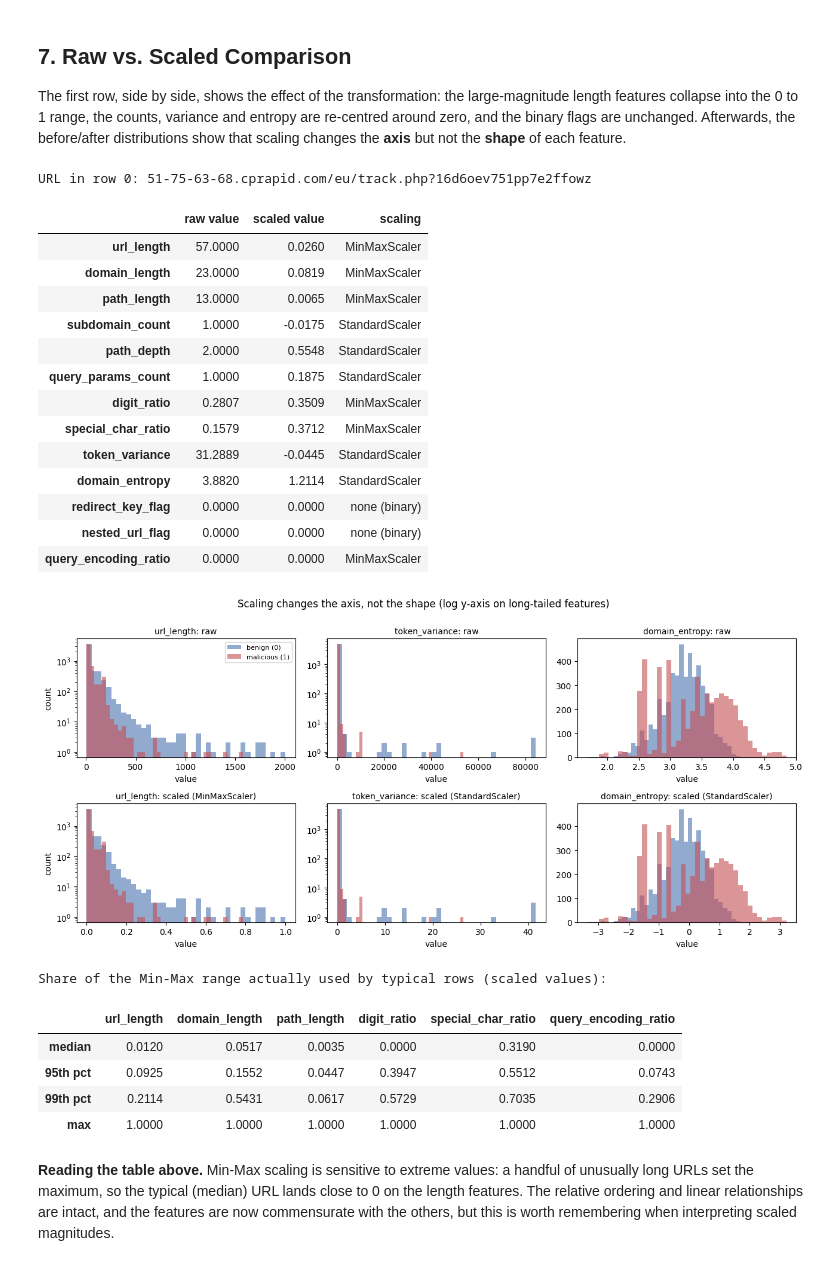
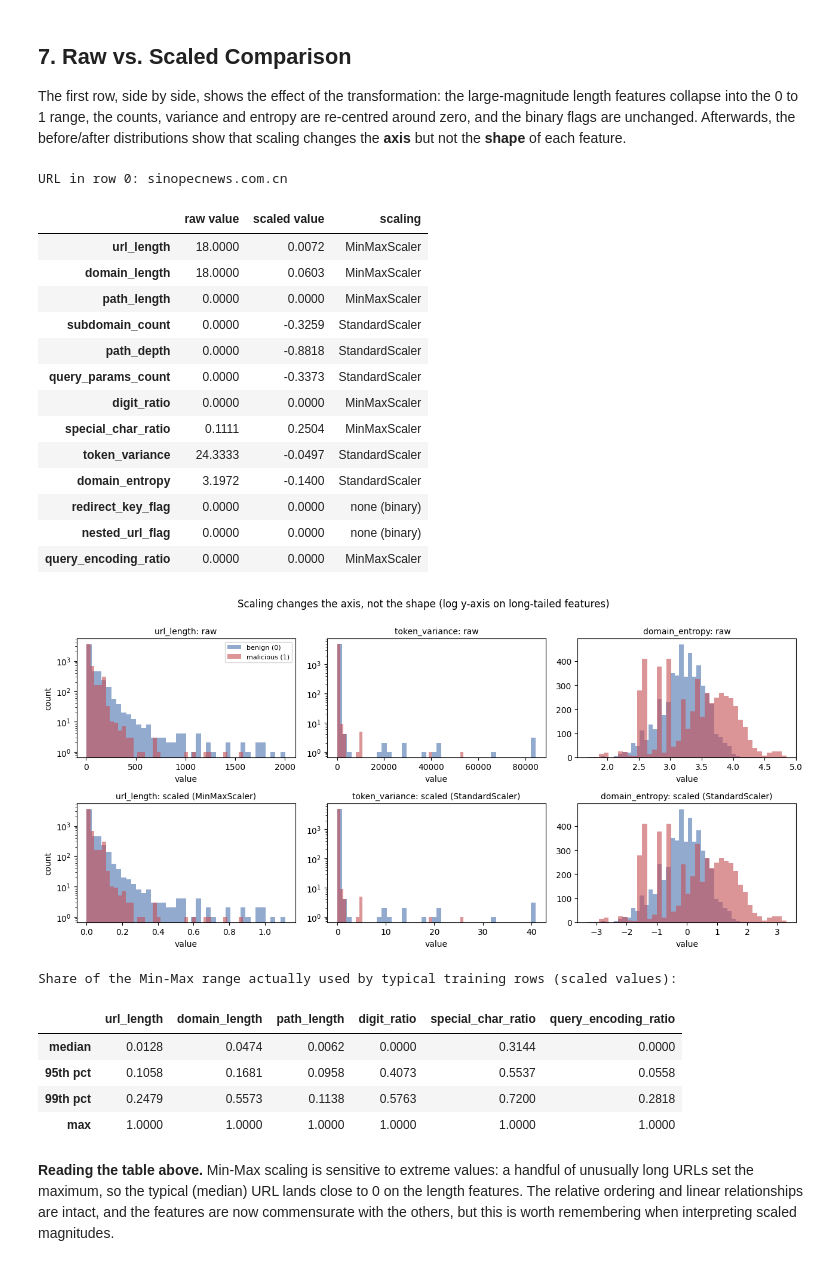
Before and after one commit to WendelLeander/PhishEvade, a Jupyter notebook: Modules/5_feature_scaling_pipeline.ipynb, the cells around one changed output. Saved outputs shown, nothing was run; the diff lists cells and outputs as text; code cells hidden in the pictures.

```diff
--- a/Modules/5_feature_scaling_pipeline.ipynb
+++ b/Modules/5_feature_scaling_pipeline.ipynb
@@ -60,14 +58,19 @@ LEVEL1 = FEATURE_ORDER[:3]
 # %%
-raw = pd.read_csv(DATA_PATH)
+raw = pd.read_csv(DATA_PATH, keep_default_na=False, na_values={"label": [""]})
 
-missing = [c for c in ["label"] + FEATURE_ORDER if c not in raw.columns]
-assert not missing, f"missing columns in {DATA_PATH}: {missing}"
+missing = [c for c in ["label", "split"] + FEATURE_ORDER if c not in raw.columns]
+assert not missing, (f"missing columns in {DATA_PATH}: {missing}. Run the updated feature extraction notebook first "
+                     "(and push Extracted_Features.csv if DATA_PATH points to GitHub).")
+assert set(raw["split"]) == set(SPLITS), f"unexpected split values: {sorted(set(raw['split']))}"
+
+train_mask = (raw["split"] == "train").to_numpy()          # the ONLY rows the scalers may learn from
 
 features_raw = raw[FEATURE_ORDER].copy()          # untouched raw features (kept for before/after comparison)
 labels = raw["label"].astype(int)
 
 print(f"Loaded {len(raw):,} rows from '{DATA_PATH}'")
 print("Class balance:", labels.value_counts().sort_index().to_dict(), "(0 = benign, 1 = malicious)")
+print("Rows per split:", raw["split"].value_counts().loc[SPLITS].to_dict(), "| scalers are fitted on the", int(train_mask.sum()), "training rows only")
 print("Missing values in features:", int(features_raw.isna().sum().sum()))
 raw.head()
 # %% [output]
@@ -182,15 +186,18 @@ MinMaxScaler: 6 features | StandardScaler: 5 features | unscaled binary flags: 2
 scaled = features_raw.astype(float).copy()        # working copy; features_raw stays untouched
 
 minmax_scaler = MinMaxScaler()
-scaled[min_max_cols] = minmax_scaler.fit_transform(features_raw[min_max_cols])
+minmax_scaler.fit(features_raw.loc[train_mask, min_max_cols])            # learn from training rows only
+scaled[min_max_cols] = minmax_scaler.transform(features_raw[min_max_cols])
 
 minmax_params = pd.DataFrame({"x_min (learned)": minmax_scaler.data_min_,
                               "x_max (learned)": minmax_scaler.data_max_}, index=min_max_cols)
 assert (minmax_params["x_max (learned)"] > minmax_params["x_min (learned)"]).all(), "constant column"
-assert np.allclose(scaled[min_max_cols].min(), 0.0) and np.allclose(scaled[min_max_cols].max(), 1.0)
+assert np.allclose(scaled.loc[train_mask, min_max_cols].min(), 0.0) and np.allclose(scaled.loc[train_mask, min_max_cols].max(), 1.0)
 
-print("Fitted Min-Max parameters:")
+print("Fitted Min-Max parameters (training rows only):")
 display(minmax_params.round(4))
-print("Scaled range check passed: every Min-Max feature now spans exactly [0, 1].")
-scaled[min_max_cols].describe().round(4)
+print("Scaled range check passed: on the training rows every Min-Max feature spans exactly [0, 1].")
+outside = ((scaled.loc[~train_mask, min_max_cols] < 0) | (scaled.loc[~train_mask, min_max_cols] > 1)).sum()
+print("Test / evasion-holdout values outside [0, 1] (expected for values beyond the training range):", outside.to_dict())
+scaled.loc[train_mask, min_max_cols].describe().round(4)
 # %% [output]
@@ -219,14 +227,15 @@ Scaled range check passed: every Min-Max feature now spans exactly [0, 1].
 # %%
 zscore_scaler = StandardScaler()
-scaled[z_score_cols] = zscore_scaler.fit_transform(features_raw[z_score_cols])
+zscore_scaler.fit(features_raw.loc[train_mask, z_score_cols])            # learn from training rows only
+scaled[z_score_cols] = zscore_scaler.transform(features_raw[z_score_cols])
 
 zscore_params = pd.DataFrame({"mean mu (learned)": zscore_scaler.mean_,
                               "std sigma (learned)": zscore_scaler.scale_}, index=z_score_cols)
-assert np.allclose(scaled[z_score_cols].mean(), 0.0, atol=1e-9)
-assert np.allclose(np.std(scaled[z_score_cols].to_numpy(), axis=0), 1.0)
+assert np.allclose(scaled.loc[train_mask, z_score_cols].mean(), 0.0, atol=1e-9)
+assert np.allclose(np.std(scaled.loc[train_mask, z_score_cols].to_numpy(), axis=0), 1.0)
 
-print("Fitted Z-score parameters:")
+print("Fitted Z-score parameters (training rows only):")
 display(zscore_params.round(4))
-print("Standardisation check passed: every Z-score feature has mean 0 and standard deviation 1.")
-scaled[z_score_cols].describe().round(4)
+print("Standardisation check passed: on the training rows every Z-score feature has mean 0 and standard deviation 1.")
+scaled.loc[train_mask, z_score_cols].describe().round(4)
 # %% [output]
@@ -300,49 +309,49 @@ first_row = pd.DataFrame({
 }).loc[FEATURE_ORDER]
 first_row.round(4)
 # %% [output]
-URL in row 0: 51-75-63-68.cprapid.com/eu/track.php?16d6oev751pp7e2ffowz
+URL in row 0: sinopecnews.com.cn
 |  | raw value | scaled value | scaling |
-| url_length | 57.0000 | 0.0260 | MinMaxScaler |
-| domain_length | 23.0000 | 0.0819 | MinMaxScaler |
-| path_length | 13.0000 | 0.0065 | MinMaxScaler |
-| subdomain_count | 1.0000 | -0.0175 | StandardScaler |
-| path_depth | 2.0000 | 0.5548 | StandardScaler |
-| query_params_count | 1.0000 | 0.1875 | StandardScaler |
-| digit_ratio | 0.2807 | 0.3509 | MinMaxScaler |
-| special_char_ratio | 0.1579 | 0.3712 | MinMaxScaler |
-| token_variance | 31.2889 | -0.0445 | StandardScaler |
-| domain_entropy | 3.8820 | 1.2114 | StandardScaler |
+| url_length | 18.0000 | 0.0072 | MinMaxScaler |
+| domain_length | 18.0000 | 0.0603 | MinMaxScaler |
+| path_length | 0.0000 | 0.0000 | MinMaxScaler |
+| subdomain_count | 0.0000 | -0.3259 | StandardScaler |
+| path_depth | 0.0000 | -0.8818 | StandardScaler |
+| query_params_count | 0.0000 | -0.3373 | StandardScaler |
+| digit_ratio | 0.0000 | 0.0000 | MinMaxScaler |
+| special_char_ratio | 0.1111 | 0.2504 | MinMaxScaler |
+| token_variance | 24.3333 | -0.0497 | StandardScaler |
+| domain_entropy | 3.1972 | -0.1400 | StandardScaler |
 | redirect_key_flag | 0.0000 | 0.0000 | none (binary) |
 | nested_url_flag | 0.0000 | 0.0000 | none (binary) |
 | query_encoding_ratio | 0.0000 | 0.0000 | MinMaxScaler |
 # %%
 show = ["url_length", "token_variance", "domain_entropy"]
 fig, axes = plt.subplots(2, 3, figsize=(13, 6))
 for j, feat in enumerate(show):
     for i, (frame, row_name) in enumerate([(features_raw, "raw"), (scaled, f"scaled ({scaling_of(feat)})")]):
         ax = axes[i, j]
         ax.hist(frame.loc[labels == 0, feat], bins=40, alpha=0.6, color="#4C72B0", label="benign (0)")
         ax.hist(frame.loc[labels == 1, feat], bins=40, alpha=0.6, color="#C44E52", label="malicious (1)")
         if feat in ("url_length", "token_variance"):
             ax.set_yscale("log")                         # heavy right tails
         ax.set_title(f"{feat}: {row_name}", fontsize=10)
         ax.set_xlabel("value")
         if j == 0:
             ax.set_ylabel("count")
 axes[0, 0].legend(fontsize=8)
 plt.suptitle("Scaling changes the axis, not the shape (log y-axis on long-tailed features)", y=1.0)
 plt.tight_layout()
 plt.show()
 
-print("Share of the Min-Max range actually used by typical rows (scaled values):")
-display(scaled[min_max_cols].quantile([0.5, 0.95, 0.99, 1.0]).round(4).rename(index={0.5: "median", 0.95: "95th pct", 0.99: "99th pct", 1.0: "max"}))
+print("Share of the Min-Max range actually used by typical training rows (scaled values):")
+display(scaled.loc[train_mask, min_max_cols].quantile([0.5, 0.95, 0.99, 1.0]).round(4).rename(index={0.5: "median", 0.95: "95th pct", 0.99: "99th pct", 1.0: "max"}))
 # %% [output]
-[figure, old version]
+[figure, new version]
-Share of the Min-Max range actually used by typical rows (scaled values):
+Share of the Min-Max range actually used by typical training rows (scaled values):
 |  | url_length | domain_length | path_length | digit_ratio | special_char_ratio | query_encoding_ratio |
-| median | 0.0120 | 0.0517 | 0.0035 | 0.0000 | 0.3190 | 0.0000 |
-| 95th pct | 0.0925 | 0.1552 | 0.0447 | 0.3947 | 0.5512 | 0.0743 |
-| 99th pct | 0.2114 | 0.5431 | 0.0617 | 0.5729 | 0.7035 | 0.2906 |
+| median | 0.0128 | 0.0474 | 0.0062 | 0.0000 | 0.3144 | 0.0000 |
+| 95th pct | 0.1058 | 0.1681 | 0.0958 | 0.4073 | 0.5537 | 0.0558 |
+| 99th pct | 0.2479 | 0.5573 | 0.1138 | 0.5763 | 0.7200 | 0.2818 |
 | max | 1.0000 | 1.0000 | 1.0000 | 1.0000 | 1.0000 | 1.0000 |
 # %% [markdown]
 **Reading the table above.** Min-Max scaling is sensitive to extreme values: a handful of unusually long URLs set the maximum, so the typical (median) URL lands close to 0 on the length features. The relative ordering and linear relationships are intact, and the features are now commensurate with the others, but this is worth remembering when interpreting scaled magnitudes.
```
Also changed, not shown: parts of 18 cells of this notebook.
